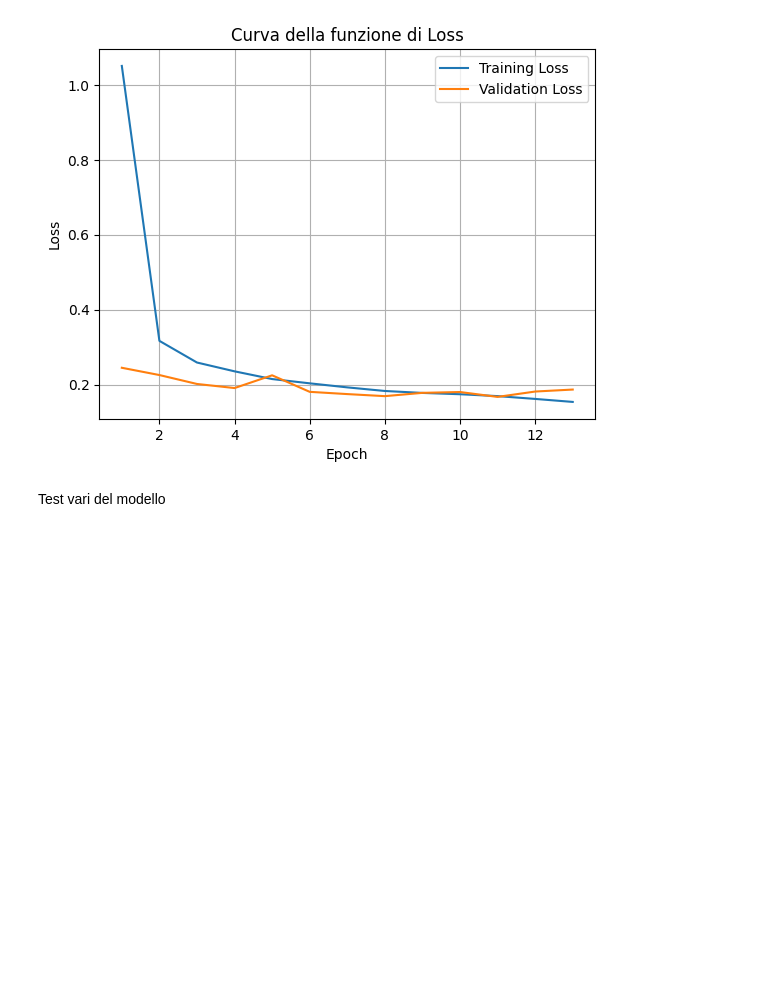
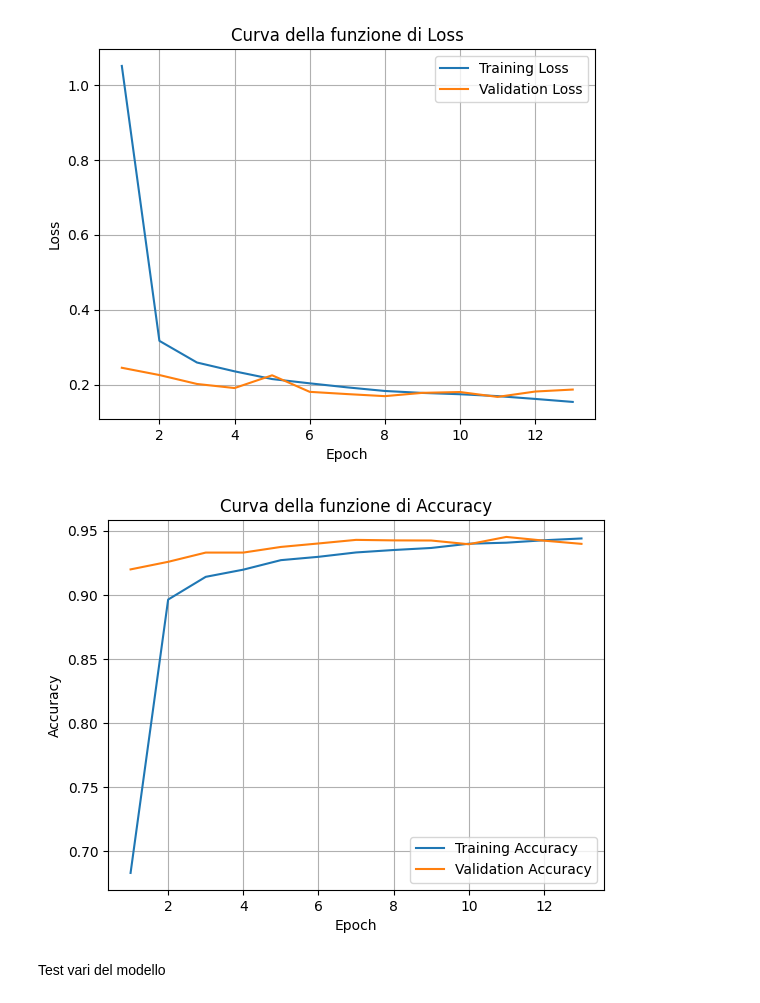
Before and after one commit to SamueleCostantini/Progetto-ai-coloring-grid, a Jupyter notebook: training-modello.ipynb, the cells around one changed output. Drawn from its saved outputs; the diff is of its cells as text; code cells hidden in the pictures; blank space fills up the shorter version.

```diff
--- a/training-modello.ipynb
+++ b/training-modello.ipynb
@@ -250,6 +250,22 @@ plt.grid(True)
 plt.show()
 # %% [output]
 [figure]
+# %%
+accuracy = [0.6833, 0.8963, 0.9140, 0.9196, 0.9270, 0.9296,  0.9330, 0.9349, 0.9365, 0.9398,  0.9406, 0.9425, 0.9439]
+val_accuracy = [0.9198, 0.9257, 0.9329, 0.9329, 0.9373, 0.9400, 0.9428, 0.9424, 0.9423, 0.9394, 0.9451, 0.9422, 0.9397]
+epochs = list(range(1, 14))
+import matplotlib.pyplot as plt
+
+plt.plot(epochs, accuracy, label='Training Accuracy')
+plt.plot(epochs, val_accuracy, label='Validation Accuracy')
+plt.xlabel('Epoch')
+plt.ylabel('Accuracy')
+plt.title('Curva della funzione di Accuracy')
+plt.legend()
+plt.grid(True)
+plt.show()
+# %% [output]
+[figure, added]
 # %% [markdown]
 Test vari del modello
 # %%
```
Also changed, not shown: parts of 1 cell of this notebook, 5 other files.
